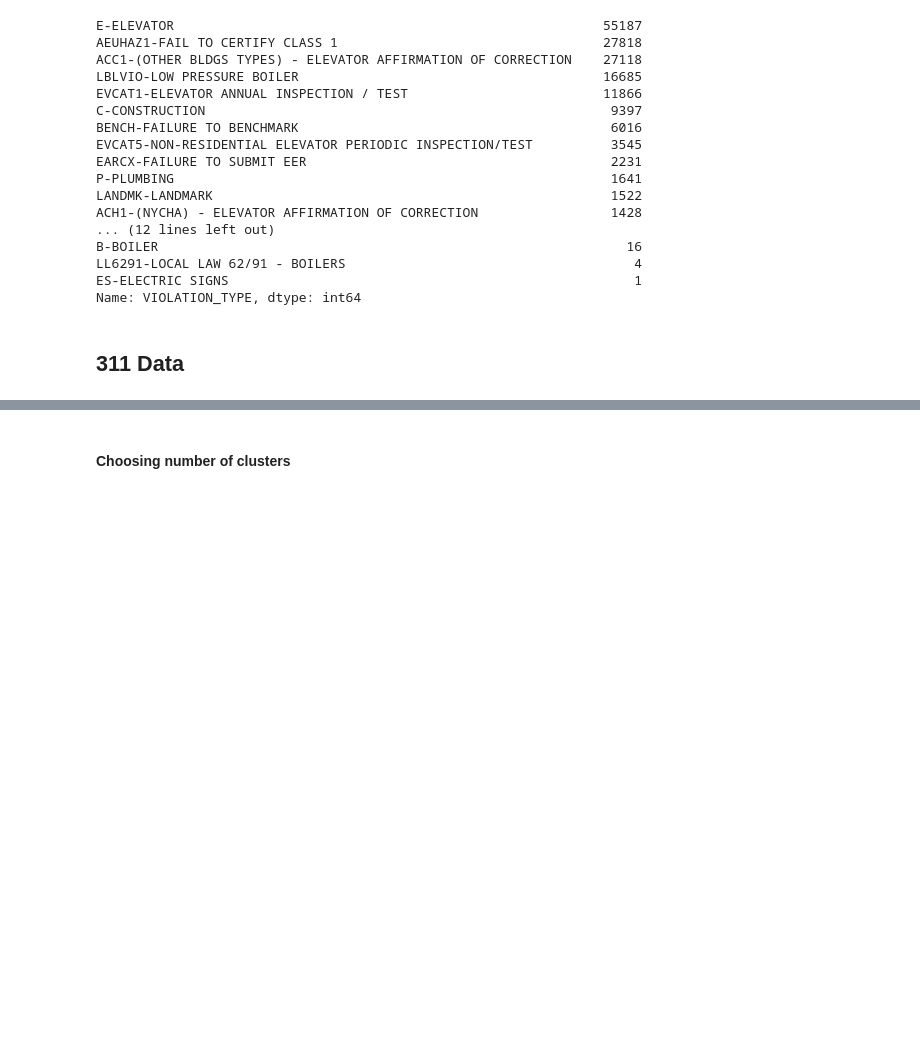
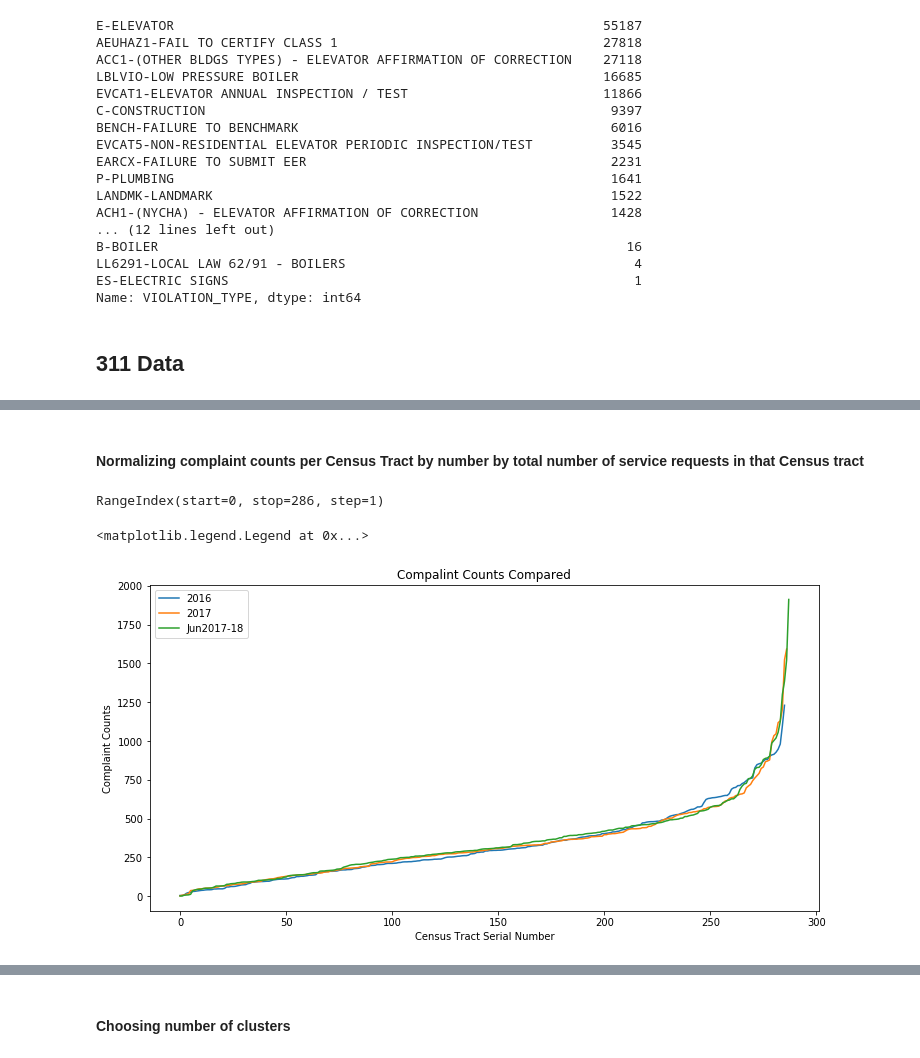
Before and after one commit to ssb10/Sidewalk-Bridges-The-Unregulated-Eyesore, a Jupyter notebook: Sidewalk_Sheds_Capstone.ipynb, the cells around one changed output, grey strips where cells are left out. Drawn from its saved outputs; the diff is of its cells as text; code cells hidden in the pictures; blank space fills up the shorter version.

```diff
--- a/Sidewalk_Sheds_Capstone.ipynb
+++ b/Sidewalk_Sheds_Capstone.ipynb
@@ -228,0 +397,17 @@ df_311_features = df_311_features.fillna(0)
+# %% [markdown]
+#### Normalizing complaint counts per Census Tract by number by total number of service requests in that Census tract
+# %%
+def calculate_total_complaints(df):
+    ct = df.CENSUS_TRACT.unique()
+    # Calculating vector of relative frequencies for each census tract
+    #S_a = {}
+    # Calculating total complaints for each census tract
+    ct_complaints = {}
+
+    for census_tract in ct:
+        df_temp = df[df['CENSUS_TRACT'] == census_tract]
+        s_area = np.sum(df_temp.complaint)      # total number of service requests in an area
+        ct_complaints[census_tract] = s_area
+
+    return ct_complaints
+        #S_a[census_tract] = list(df_temp.complaint/s_area)
@@ -228,0 +426,10 @@ df_311_features = df_311_features.fillna(0)
+# %%
+df_2016_complaint_counts = pd.DataFrame.from_dict(calculate_total_complaints(df_311_2016_groupby), orient='index')
+# %%
+df_2017_complaint_counts = pd.DataFrame.from_dict(calculate_total_complaints(df_311_2017_groupby), orient='index')
+# %%
+df_Jun2017_complaint_counts = pd.DataFrame.from_dict(calculate_total_complaints(df_311_Jun2017_groupby), orient='index')
+# %%
+df_2016_complaint_counts.reset_index().index
+# %% [output]
+RangeIndex(start=0, stop=286, step=1)
@@ -228,0 +447,19 @@ df_311_features = df_311_features.fillna(0)
+# %%
+fig = pl.figure(figsize=(12,6))
+#df_merge_2016_2017['0_x'].plot(c='red')
+#df_merge_2016_Jun2017['0_y'].plot(c='blue')
+#df_merge_2016_2017['0_y'].plot(c='green')
+#pl.subplot(211)
+#pl.bar(df_2016_complaint_counts.reset_index().index,df_2016_complaint_counts[0], alpha=0.7, color='green')
+#pl.subplot(212)
+#pl.bar(df_2017_complaint_counts.reset_index().index,df_2017_complaint_counts[0])
+pl.title("Compalint Counts Compared")
+pl.plot(df_2016_complaint_counts.reset_index().index, df_2016_complaint_counts[0].sort_values(), label='2016')
+pl.plot(df_2017_complaint_counts.reset_index().index, df_2017_complaint_counts[0].sort_values(),label='2017')
+pl.plot(df_Jun2017_complaint_counts.reset_index().index, df_Jun2017_complaint_counts[0].sort_values(), label='Jun2017-18')
+pl.xlabel("Census Tract Serial Number")
+pl.ylabel("Complaint Counts")
+pl.legend()
+# %% [output]
+<matplotlib.legend.Legend at 0x...>
+[figure, added]
```
Also changed, not shown: parts of 142 cells of this notebook.
